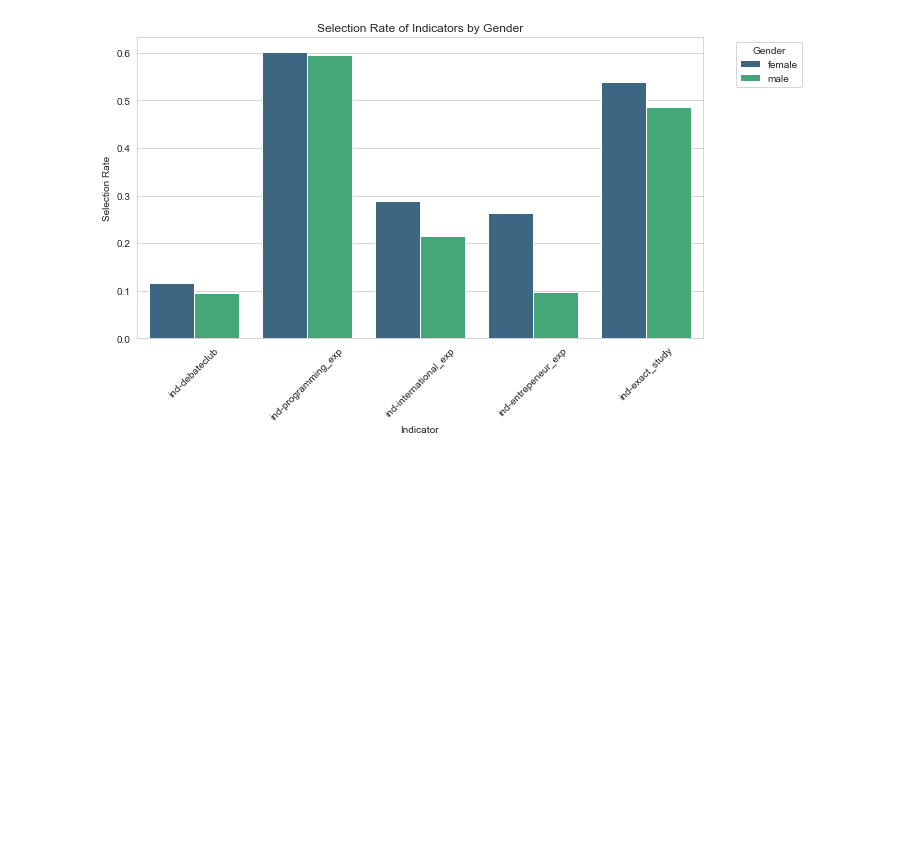
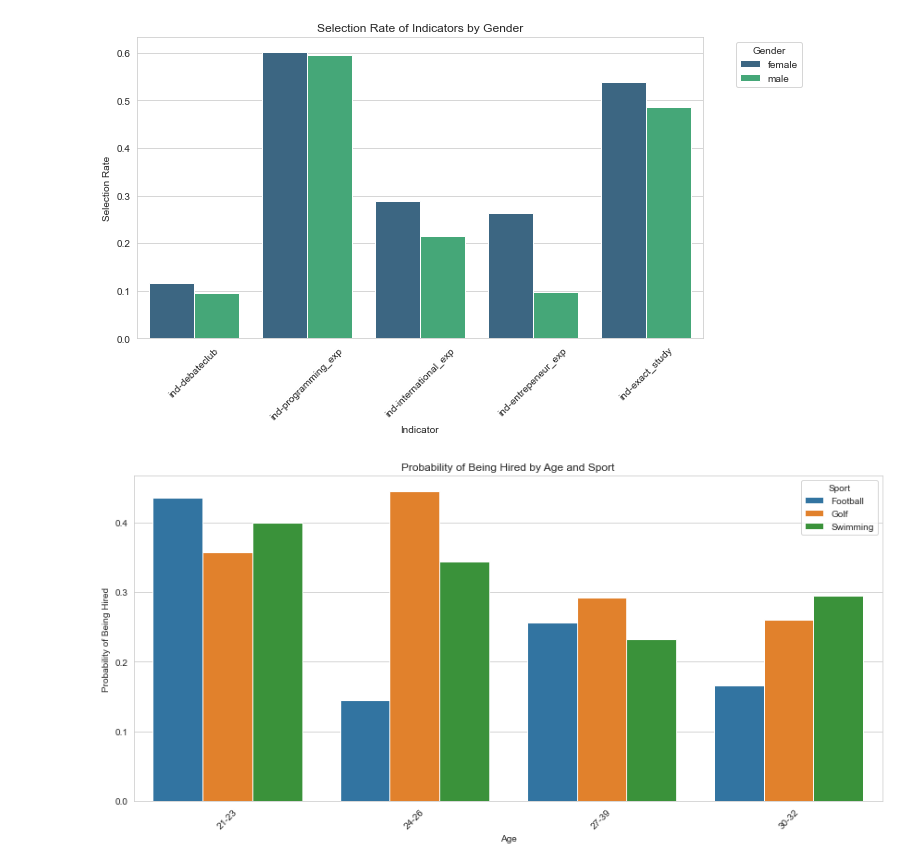
Before and after one commit to kwah-space/IDS-draft, a Jupyter notebook: A3 model.ipynb, the cells around one changed output. Cells and saved outputs as stored; diff of their text form; code cells hidden in the pictures; blank space fills up the shorter version.

Commit message:
added a chart

```diff
--- a/A3 model.ipynb
+++ b/A3 model.ipynb
@@ -154,3 +154,19 @@ plt.tight_layout()
 plt.show()
 # %% [output]
 [figure]
+# %%
+D_data['age_group'] = pd.cut(D_data['age'], bins=[20, 23, 26, 29, 32], labels=['21-23', '24-26', '27-39', '30-32'])
+
+age_sport_prob = D_data.groupby(['age_group', 'sport'])['decision'].mean().reset_index()
+
+plt.figure(figsize=(12, 6))
+sns.barplot(x='age_group', y='decision', hue='sport', data=age_sport_prob)
+plt.title('Probability of Being Hired by Age and Sport')
+plt.xlabel('Age')
+plt.ylabel('Probability of Being Hired')
+plt.xticks(rotation=45)
+plt.legend(title='Sport')
+plt.tight_layout()
+plt.show()
+# %% [output]
+[figure, added]
```
